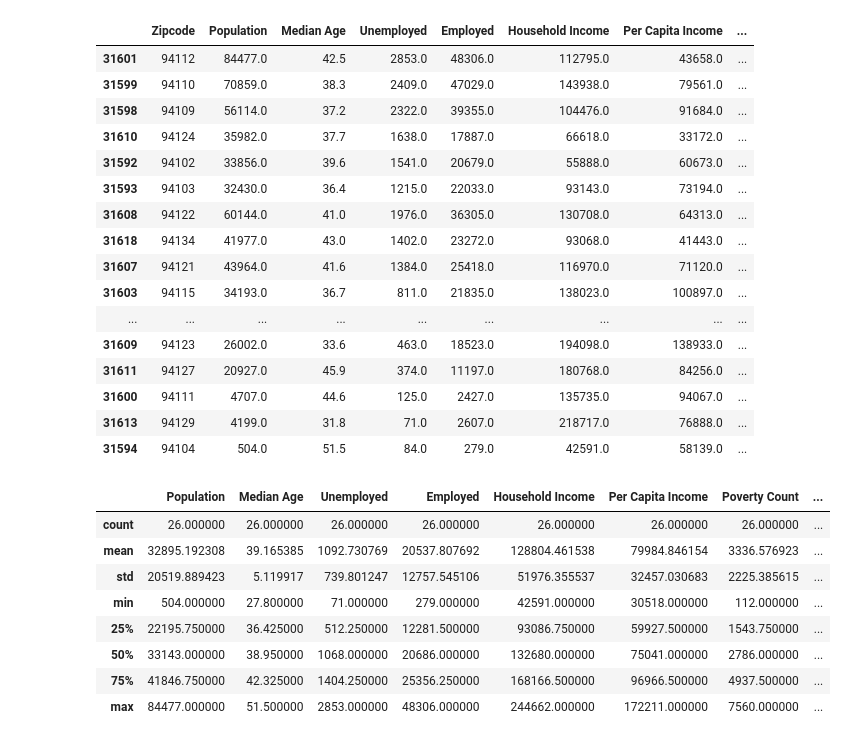
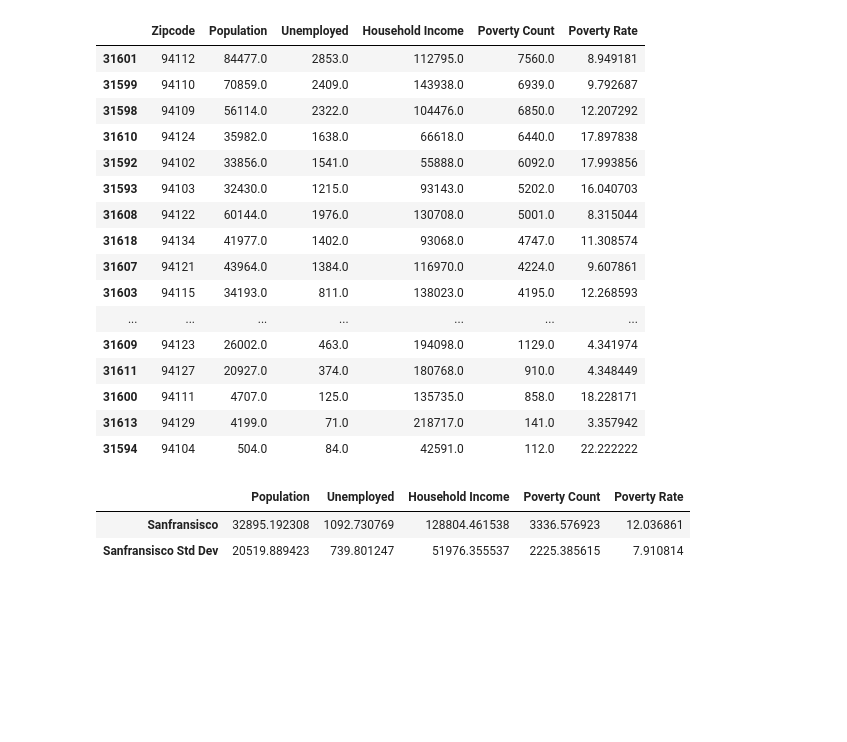
Before and after one commit to Mikelmillz/Group_Project_1_Private_Invest, a Jupyter notebook: Mainbranch/MichaelFolder/Census_Data_2021.ipynb, the cells around one changed output. Saved outputs shown, nothing was run; the diff lists cells and outputs as text; code cells hidden in the pictures; blank space fills up the shorter version.

```diff
--- a/Mainbranch/MichaelFolder/Census_Data_2021.ipynb
+++ b/Mainbranch/MichaelFolder/Census_Data_2021.ipynb
@@ -18,11 +18,8 @@ census_data = c.acs5.get(
         "NAME",
         "B19013_001E",
         "B01003_001E",
-        "B01002_001E",
-        "B19301_001E",
         "B17001_002E",
-        "B23025_005E",
-        "B23025_002E"
+        "B23025_005E"
     ),
     {'for': 'zip code tabulation area:*'}
 )
@@ -34,12 +31,9 @@ census_df = pd.DataFrame(census_data)
 census_df = census_df.rename(
     columns = {
         "B01003_001E": "Population",
-        "B01002_001E": "Median Age",
         "B19013_001E": "Household Income",
-        "B19301_001E": "Per Capita Income",
         "B17001_002E": "Poverty Count",
         "B23025_005E": 'Unemployed',
-        "B23025_002E": 'Employed',
         "NAME": "Name",
         "zip code tabulation area": "Zipcode"
     }
@@ -53,11 +47,8 @@ census_df = census_df[
     [
         "Zipcode",
         "Population",
-        "Median Age",
         'Unemployed',
-        'Employed',
         "Household Income",
-        "Per Capita Income",
         "Poverty Count",
         "Poverty Rate",
 
@@ -193,35 +196,41 @@ sanfransisco_df = sanfransisco_df.dropna()
 
 sanfransisco_df
 # %% [output]
-|  | Zipcode | Population | Median Age | Unemployed | Employed | Household Income | Per Capita Income | ... |
-| 31601 | 94112 | 84477.0 | 42.5 | 2853.0 | 48306.0 | 112795.0 | 43658.0 | ... |
-| 31599 | 94110 | 70859.0 | 38.3 | 2409.0 | 47029.0 | 143938.0 | 79561.0 | ... |
-| 31598 | 94109 | 56114.0 | 37.2 | 2322.0 | 39355.0 | 104476.0 | 91684.0 | ... |
-| 31610 | 94124 | 35982.0 | 37.7 | 1638.0 | 17887.0 | 66618.0 | 33172.0 | ... |
-| 31592 | 94102 | 33856.0 | 39.6 | 1541.0 | 20679.0 | 55888.0 | 60673.0 | ... |
-| 31593 | 94103 | 32430.0 | 36.4 | 1215.0 | 22033.0 | 93143.0 | 73194.0 | ... |
-| 31608 | 94122 | 60144.0 | 41.0 | 1976.0 | 36305.0 | 130708.0 | 64313.0 | ... |
-| 31618 | 94134 | 41977.0 | 43.0 | 1402.0 | 23272.0 | 93068.0 | 41443.0 | ... |
-| 31607 | 94121 | 43964.0 | 41.6 | 1384.0 | 25418.0 | 116970.0 | 71120.0 | ... |
-| 31603 | 94115 | 34193.0 | 36.7 | 811.0 | 21835.0 | 138023.0 | 100897.0 | ... |
-| ... | ... | ... | ... | ... | ... | ... | ... | ... |
-| 31609 | 94123 | 26002.0 | 33.6 | 463.0 | 18523.0 | 194098.0 | 138933.0 | ... |
-| 31611 | 94127 | 20927.0 | 45.9 | 374.0 | 11197.0 | 180768.0 | 84256.0 | ... |
-| 31600 | 94111 | 4707.0 | 44.6 | 125.0 | 2427.0 | 135735.0 | 94067.0 | ... |
-| 31613 | 94129 | 4199.0 | 31.8 | 71.0 | 2607.0 | 218717.0 | 76888.0 | ... |
-| 31594 | 94104 | 504.0 | 51.5 | 84.0 | 279.0 | 42591.0 | 58139.0 | ... |
+|  | Zipcode | Population | Unemployed | Household Income | Poverty Count | Poverty Rate |
+| 31601 | 94112 | 84477.0 | 2853.0 | 112795.0 | 7560.0 | 8.949181 |
+| 31599 | 94110 | 70859.0 | 2409.0 | 143938.0 | 6939.0 | 9.792687 |
+| 31598 | 94109 | 56114.0 | 2322.0 | 104476.0 | 6850.0 | 12.207292 |
+| 31610 | 94124 | 35982.0 | 1638.0 | 66618.0 | 6440.0 | 17.897838 |
+| 31592 | 94102 | 33856.0 | 1541.0 | 55888.0 | 6092.0 | 17.993856 |
+| 31593 | 94103 | 32430.0 | 1215.0 | 93143.0 | 5202.0 | 16.040703 |
+| 31608 | 94122 | 60144.0 | 1976.0 | 130708.0 | 5001.0 | 8.315044 |
+| 31618 | 94134 | 41977.0 | 1402.0 | 93068.0 | 4747.0 | 11.308574 |
+| 31607 | 94121 | 43964.0 | 1384.0 | 116970.0 | 4224.0 | 9.607861 |
+| 31603 | 94115 | 34193.0 | 811.0 | 138023.0 | 4195.0 | 12.268593 |
+| ... | ... | ... | ... | ... | ... | ... |
+| 31609 | 94123 | 26002.0 | 463.0 | 194098.0 | 1129.0 | 4.341974 |
+| 31611 | 94127 | 20927.0 | 374.0 | 180768.0 | 910.0 | 4.348449 |
+| 31600 | 94111 | 4707.0 | 125.0 | 135735.0 | 858.0 | 18.228171 |
+| 31613 | 94129 | 4199.0 | 71.0 | 218717.0 | 141.0 | 3.357942 |
+| 31594 | 94104 | 504.0 | 84.0 | 42591.0 | 112.0 | 22.222222 |
 # %%
-sanfransisco_df.describe()
+numeric_columns_sanfransisco = sanfransisco_df.select_dtypes(include='number')
+sanfransisco_stats_data = numeric_columns_sanfransisco.mean()
+sanfransisco_std_data = numeric_columns_sanfransisco.std(skipna=True)
+
+sanfransisco_stats = pd.DataFrame(sanfransisco_stats_data).transpose()
+sanfransisco_stats.index = ['Sanfransisco']
+
+sanfransisco_std = pd.DataFrame(sanfransisco_std_data).transpose()
+sanfransisco_std.index = ['Sanfransisco Std Dev']
+
+sanfransisco_stats = pd.concat([sanfransisco_stats, sanfransisco_std])
+
+sanfransisco_stats
 # %% [output]
-|  | Population | Median Age | Unemployed | Employed | Household Income | Per Capita Income | Poverty Count | ... |
-| count | 26.000000 | 26.000000 | 26.000000 | 26.000000 | 26.000000 | 26.000000 | 26.000000 | ... |
-| mean | 32895.192308 | 39.165385 | 1092.730769 | 20537.807692 | 128804.461538 | 79984.846154 | 3336.576923 | ... |
-| std | 20519.889423 | 5.119917 | 739.801247 | 12757.545106 | 51976.355537 | 32457.030683 | 2225.385615 | ... |
-| min | 504.000000 | 27.800000 | 71.000000 | 279.000000 | 42591.000000 | 30518.000000 | 112.000000 | ... |
-| 25% | 22195.750000 | 36.425000 | 512.250000 | 12281.500000 | 93086.750000 | 59927.500000 | 1543.750000 | ... |
-| 50% | 33143.000000 | 38.950000 | 1068.000000 | 20686.000000 | 132680.000000 | 75041.000000 | 2786.000000 | ... |
-| 75% | 41846.750000 | 42.325000 | 1404.250000 | 25356.250000 | 168166.500000 | 96966.500000 | 4937.500000 | ... |
-| max | 84477.000000 | 51.500000 | 2853.000000 | 48306.000000 | 244662.000000 | 172211.000000 | 7560.000000 | ... |
+|  | Population | Unemployed | Household Income | Poverty Count | Poverty Rate |
+| Sanfransisco | 32895.192308 | 1092.730769 | 128804.461538 | 3336.576923 | 12.036861 |
+| Sanfransisco Std Dev | 20519.889423 | 739.801247 | 51976.355537 | 2225.385615 | 7.910814 |
 # %%
 desired_zip_codes = ["44102", "44103", "44104", "44105", "44106", "44107", "44108", "44109", "44110", "44111", "44112", "44113",
              "44114", "44115", "44117", "44118", "44119", "44120", "44121", "44124", "44125", "44126", "44127", "44128", "44129",
```
Also changed, not shown: parts of 17 cells of this notebook, 1 other file.
